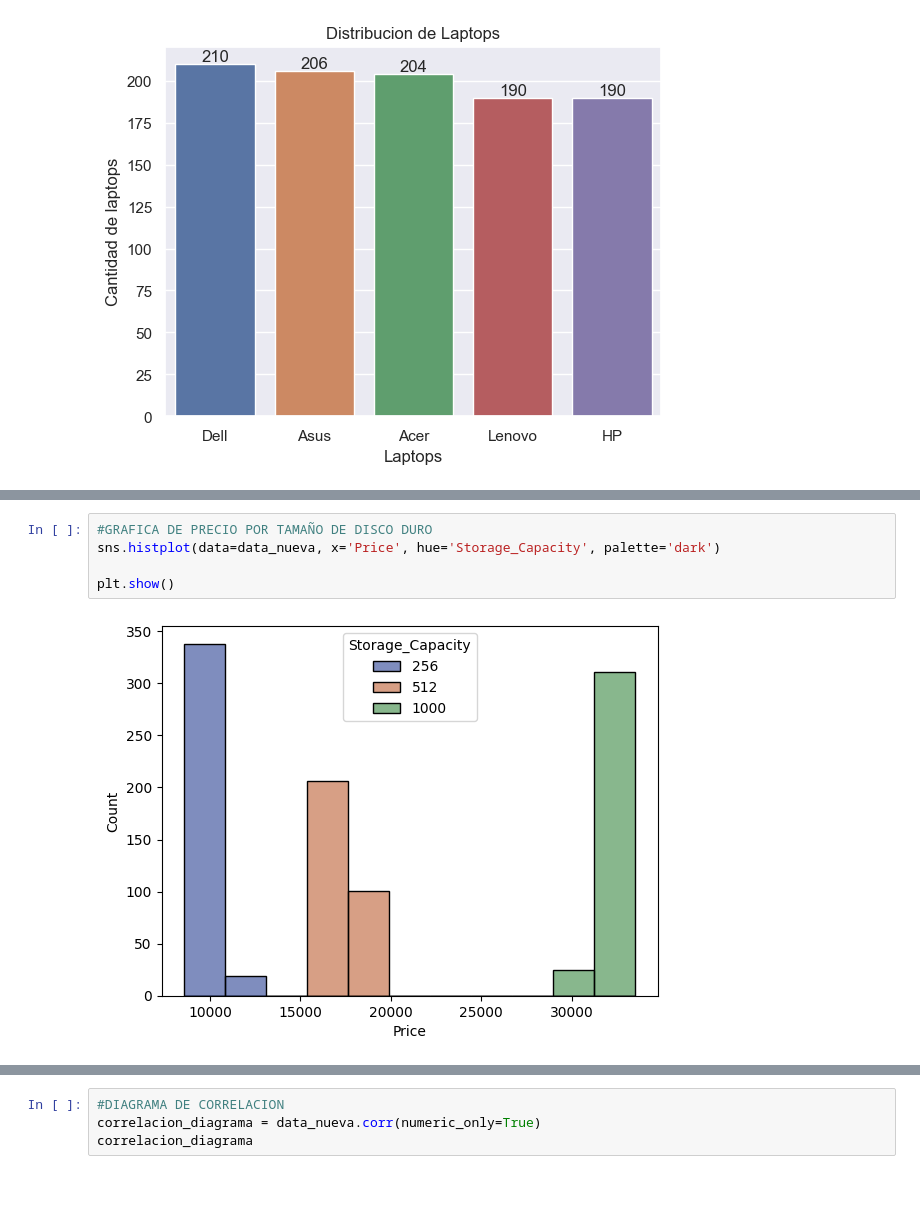
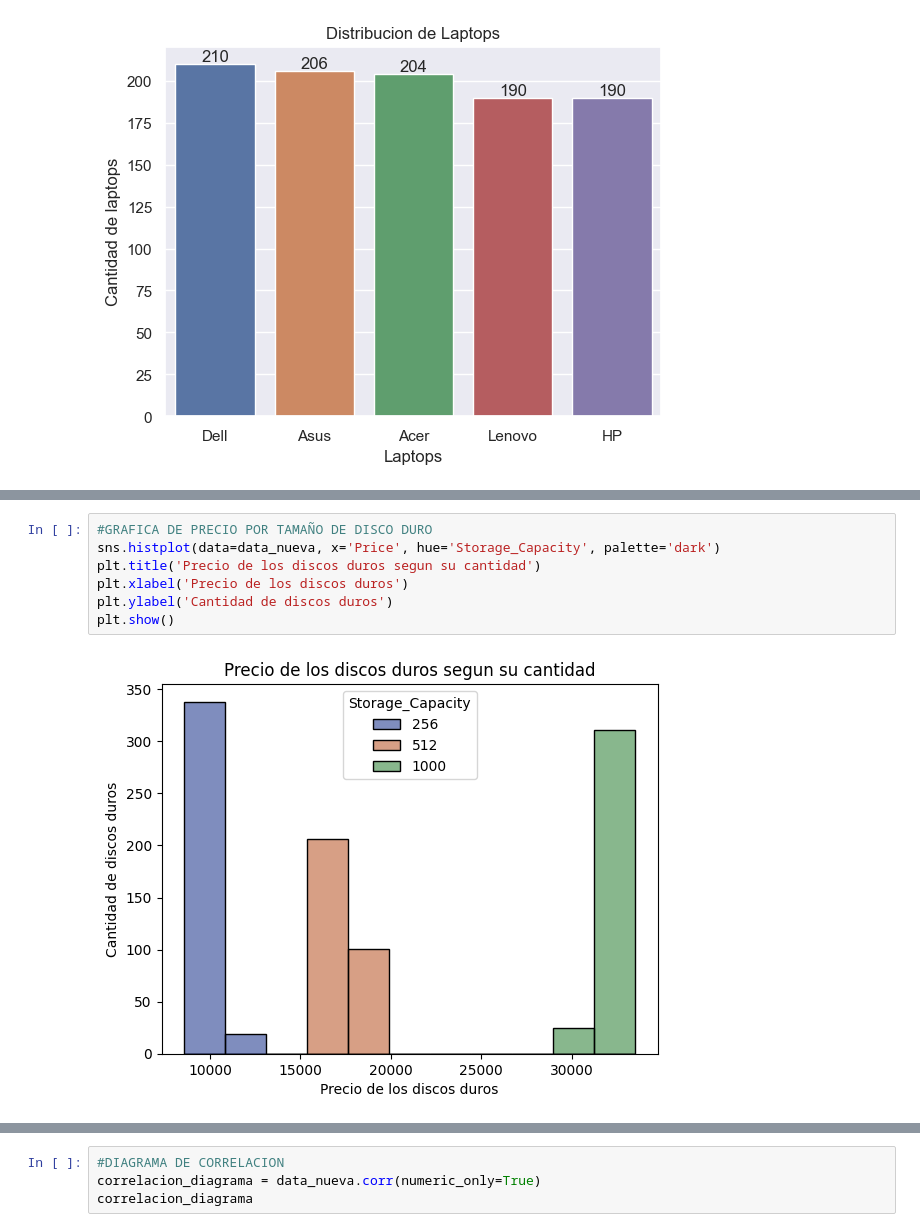
Before and after one commit to Isaac244/Proyecto_Machine_Learning, a Jupyter notebook: Proyecto-final.ipynb, the cells around one changed output, grey strips where cells are left out. Drawn from its saved outputs; the diff is of its cells as text; blank space fills up the shorter version.

```diff
--- a/Proyecto-final.ipynb
+++ b/Proyecto-final.ipynb
@@ -160,10 +230,12 @@ plt.show()
 # %%
 #GRAFICA DE PRECIO POR TAMAÑO DE DISCO DURO
 sns.histplot(data=data_nueva, x='Price', hue='Storage_Capacity', palette='dark')
-
+plt.title('Precio de los discos duros segun su cantidad')
+plt.xlabel('Precio de los discos duros')
+plt.ylabel('Cantidad de discos duros')
 plt.show()
 # %% [output]
-[figure, old version]
+[figure, new version]
 # %%
 #GRAFICA DE PROCESADORES POR MARCA
 #sns.displot(data=data_nueva, x='Processor_Speed', hue='Brand', kind='kde',fill=True, col='Brand')
```
Also changed, not shown: parts of 14 cells of this notebook.
